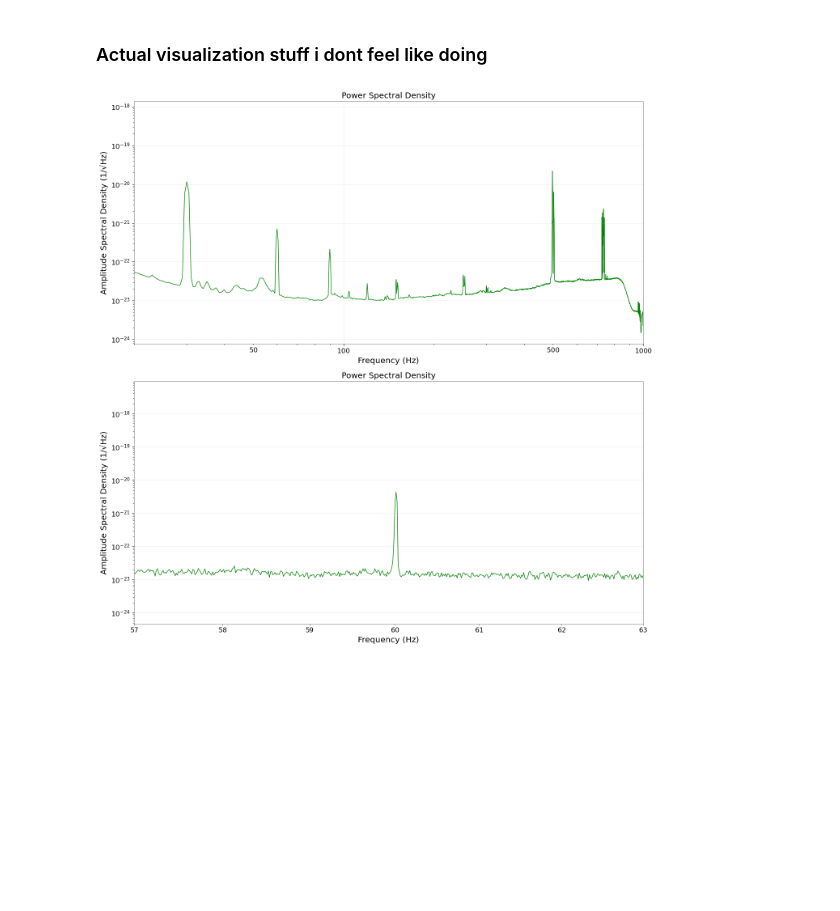
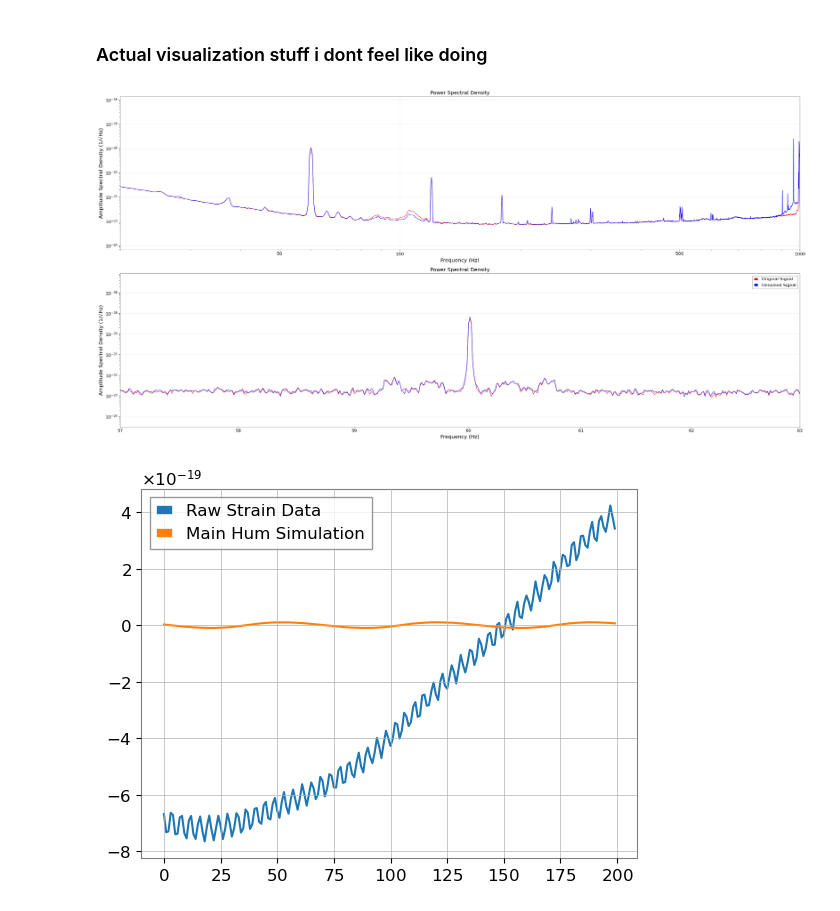
Before and after one commit to LemonCut/DeepClean-LIGO, a Jupyter notebook: notebooks/inference.ipynb, the cells around one changed output. Cells and saved outputs as stored; diff of their text form; code cells hidden in the pictures; blank space fills up the shorter version.

```diff
--- a/notebooks/inference.ipynb
+++ b/notebooks/inference.ipynb
@@ -139,0 +133,13 @@ print(segment_original.shape[0] / 2048)
+# %%
+from gwpy.timeseries import TimeSeries
+
+aaaa = TimeSeries(noise_estimate, unit = 's', t0 = 0, dt = 1 / 4096)
+# 3. Power Spectral Density (PSD)
+psd = aaaa.psd(fftlength=2, overlap=1)
+plt.loglog(psd.frequencies.value, np.sqrt(psd.value), 'r-', linewidth=1, label='Original Signal')
+plt.xlabel('Frequency (Hz)')
+plt.ylabel('Amplitude Spectral Density (1/√Hz)')
+plt.title('Power Spectral Density')
+plt.xlim(20, 1000)
+#axes.set_ylim(ymin, ymax)
+plt.figure(figsize=(28, 14))
@@ -140,10 +150,56 @@ print(segment_original.shape[0] / 2048)
 # %% [markdown]
 ### Actual visualization stuff i dont feel like doing
 # %%
-from gwpy.timeseries import TimeSeries
 from src.utils import visualize_data
+def visualize_data_compare(data, denoisedData):
+    # Create a figure with multiple subplots
+    fig, axes = plt.subplots(2, 1, figsize=(14*2, 14))
 
-dataTS = TimeSeries(reconstructed, unit = 's', t0 = 0, dt = 1 / 2048)
-visualize_data(dataTS)
+    # 3. Power Spectral Density (PSD)
+    psd = data.psd(fftlength=2, overlap=1)
+    axes[0].loglog(psd.frequencies.value, np.sqrt(psd.value), 'r-', linewidth=1, label='Original Signal')
+    axes[0].set_xlabel('Frequency (Hz)')
+    axes[0].set_ylabel('Amplitude Spectral Density (1/√Hz)')
+    axes[0].set_title('Power Spectral Density')
+    axes[0].set_xlim(20, 1000)
+    #axes.set_ylim(ymin, ymax)
+    axes[0].grid(True, alpha=0.3)
+
+    psd = data.psd(fftlength=80, overlap=20)
+    axes[1].loglog(psd.frequencies.value, np.sqrt(psd.value), 'r-', linewidth=1, label='Original Signal')
+    axes[1].set_xlabel('Frequency (Hz)')
+    axes[1].set_ylabel('Amplitude Spectral Density (1/√Hz)')
+    axes[1].set_title('Power Spectral Density')
+    axes[1].set_xlim(57, 63)
+    #axes.set_ylim(ymin, ymax)
+    axes[1].grid(True, alpha=0.3)
+
+    # 3. Power Spectral Density (PSD)
+    psd = denoisedData.psd(fftlength=2, overlap=1)
+    axes[0].loglog(psd.frequencies.value, np.sqrt(psd.value), 'b-', linewidth=1, label='Denoised Signal')
+    axes[0].set_xlabel('Frequency (Hz)')
+    axes[0].set_ylabel('Amplitude Spectral Density (1/√Hz)')
+    axes[0].set_title('Power Spectral Density')
+    axes[0].set_xlim(20, 1000)
+    #axes.set_ylim(ymin, ymax)
+    axes[0].grid(True, alpha=0.3)
+
+    psd = denoisedData.psd(fftlength=80, overlap=20)
+    axes[1].loglog(psd.frequencies.value, np.sqrt(psd.value), 'b-', linewidth=1, label='Denoised Signal')
+    axes[1].set_xlabel('Frequency (Hz)')
+    axes[1].set_ylabel('Amplitude Spectral Density (1/√Hz)')
+    axes[1].set_title('Power Spectral Density')
+    axes[1].set_xlim(57, 63)
+    #axes.set_ylim(ymin, ymax)
+    axes[1].grid(True, alpha=0.3)
+
+    plt.legend()
+
+    plt.tight_layout()
+    plt.show()
+
+dataOriginal = TimeSeries(strain_raw, unit='s', dt = 1/ 4096)
+denoisedData = TimeSeries(reconstructed, unit = 's', t0 = 0, dt = 1 / 4096)
+visualize_data_compare(dataOriginal, denoisedData)
 # %% [output]
-[figure, old version]
+[figure, new version]
@@ -149,0 +209,8 @@ visualize_data(dataTS)
+# %%
+k = 100
+plt.plot(strain_raw[k: k + 200], label='Noised Strain Data')
+plt.plot(witnesses_raw[-1][k: k + 200] * 1e-20, label = 'Main Hum Simulation')
+plt.legend()
+plt.show()
+# %% [output]
+[figure, added]
```
Also changed, not shown: parts of 6 cells of this notebook, 8 other files.
